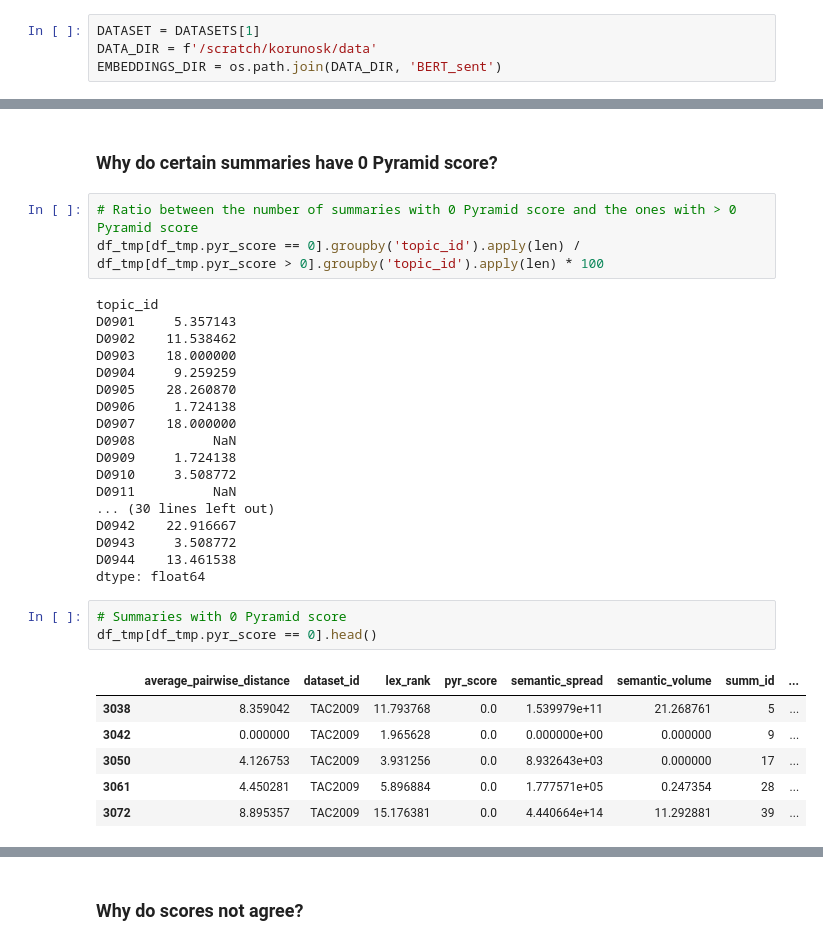
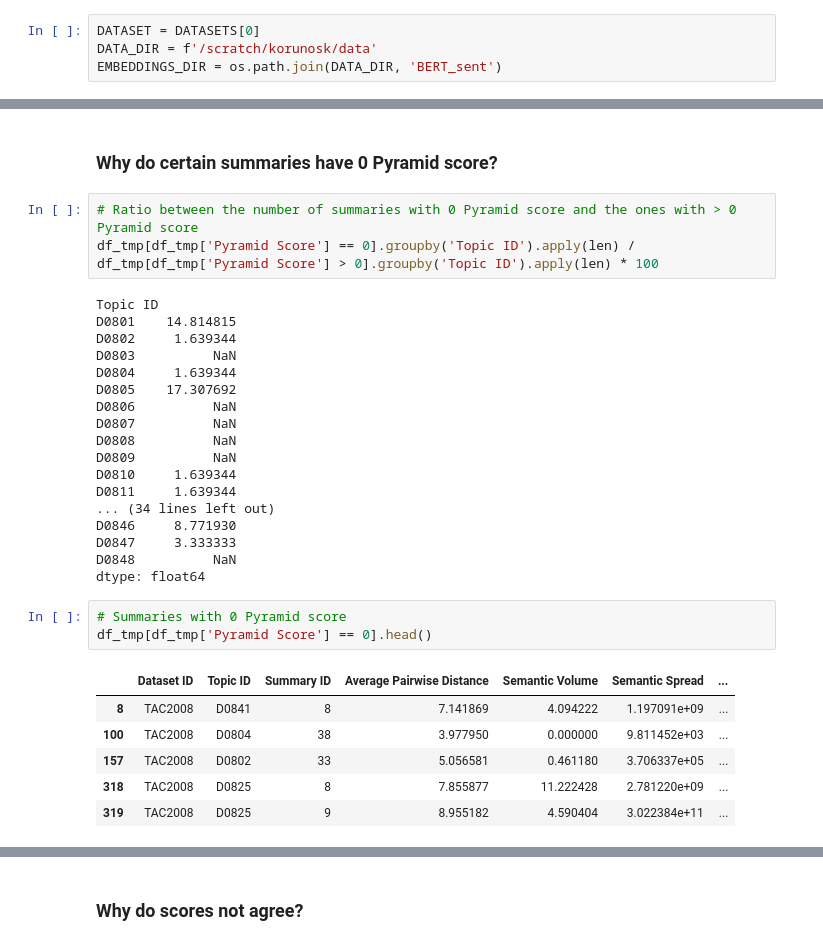
Before and after one commit to korunosk/geometry-of-text-summarization, a Jupyter notebook: main.ipynb, the cells around one changed output, grey strips where cells are left out. Drawn from its saved outputs; the diff is of its cells as text.

```diff
--- a/main.ipynb
+++ b/main.ipynb
@@ -16,7 +16,7 @@ from visualization import *
 from redundancy import *
 from relevance import *
 # %%
-DATASET = DATASETS[1]
+DATASET = DATASETS[0]
 DATA_DIR = f'/scratch/korunosk/data'
 EMBEDDINGS_DIR = os.path.join(DATA_DIR, 'BERT_sent')
 # %% [markdown]
@@ -239,34 +238,34 @@ plt.show()
 ### Why do certain summaries have 0 Pyramid score?
 # %%
 # Ratio between the number of summaries with 0 Pyramid score and the ones with > 0 Pyramid score
-df_tmp[df_tmp.pyr_score == 0].groupby('topic_id').apply(len) / df_tmp[df_tmp.pyr_score > 0].groupby('topic_id').apply(len) * 100
+df_tmp[df_tmp['Pyramid Score'] == 0].groupby('Topic ID').apply(len) / df_tmp[df_tmp['Pyramid Score'] > 0].groupby('Topic ID').apply(len) * 100
 # %% [output]
-topic_id
-D0901     5.357143
-D0902    11.538462
-D0903    18.000000
-D0904     9.259259
-D0905    28.260870
-D0906     1.724138
-D0907    18.000000
-D0908          NaN
-D0909     1.724138
-D0910     3.508772
-D0911          NaN
-... (30 lines left out)
-D0942    22.916667
-D0943     3.508772
-D0944    13.461538
+Topic ID
+D0801    14.814815
+D0802     1.639344
+D0803          NaN
+D0804     1.639344
+D0805    17.307692
+D0806          NaN
+D0807          NaN
+D0808          NaN
+D0809          NaN
+D0810     1.639344
+D0811     1.639344
+... (34 lines left out)
+D0846     8.771930
+D0847     3.333333
+D0848          NaN
 dtype: float64
 # %%
 # Summaries with 0 Pyramid score
-df_tmp[df_tmp.pyr_score == 0].head()
+df_tmp[df_tmp['Pyramid Score'] == 0].head()
 # %% [output]
-|  | average_pairwise_distance | dataset_id | lex_rank | pyr_score | semantic_spread | semantic_volume | summ_id | ... |
-| 3038 | 8.359042 | TAC2009 | 11.793768 | 0.0 | 1.539979e+11 | 21.268761 | 5 | ... |
-| 3042 | 0.000000 | TAC2009 | 1.965628 | 0.0 | 0.000000e+00 | 0.000000 | 9 | ... |
-| 3050 | 4.126753 | TAC2009 | 3.931256 | 0.0 | 8.932643e+03 | 0.000000 | 17 | ... |
-| 3061 | 4.450281 | TAC2009 | 5.896884 | 0.0 | 1.777571e+05 | 0.247354 | 28 | ... |
-| 3072 | 8.895357 | TAC2009 | 15.176381 | 0.0 | 4.440664e+14 | 11.292881 | 39 | ... |
+|  | Dataset ID | Topic ID | Summary ID | Average Pairwise Distance | Semantic Volume | Semantic Spread | ... |
+| 8 | TAC2008 | D0841 | 8 | 7.141869 | 4.094222 | 1.197091e+09 | ... |
+| 100 | TAC2008 | D0804 | 38 | 3.977950 | 0.000000 | 9.811452e+03 | ... |
+| 157 | TAC2008 | D0802 | 33 | 5.056581 | 0.461180 | 3.706337e+05 | ... |
+| 318 | TAC2008 | D0825 | 8 | 7.855877 | 11.222428 | 2.781220e+09 | ... |
+| 319 | TAC2008 | D0825 | 9 | 8.955182 | 4.590404 | 3.022384e+11 | ... |
 # %%
 # Print sentences in summaries with 0 Pyramid score, per topic
```
Also changed, not shown: parts of 18 cells of this notebook, 1 other file.
